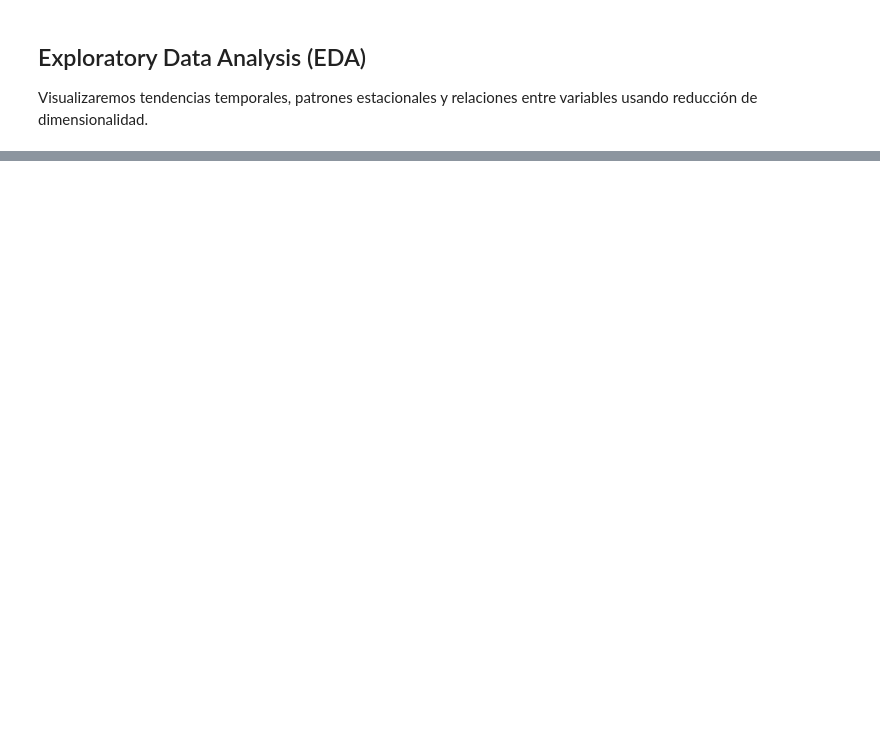
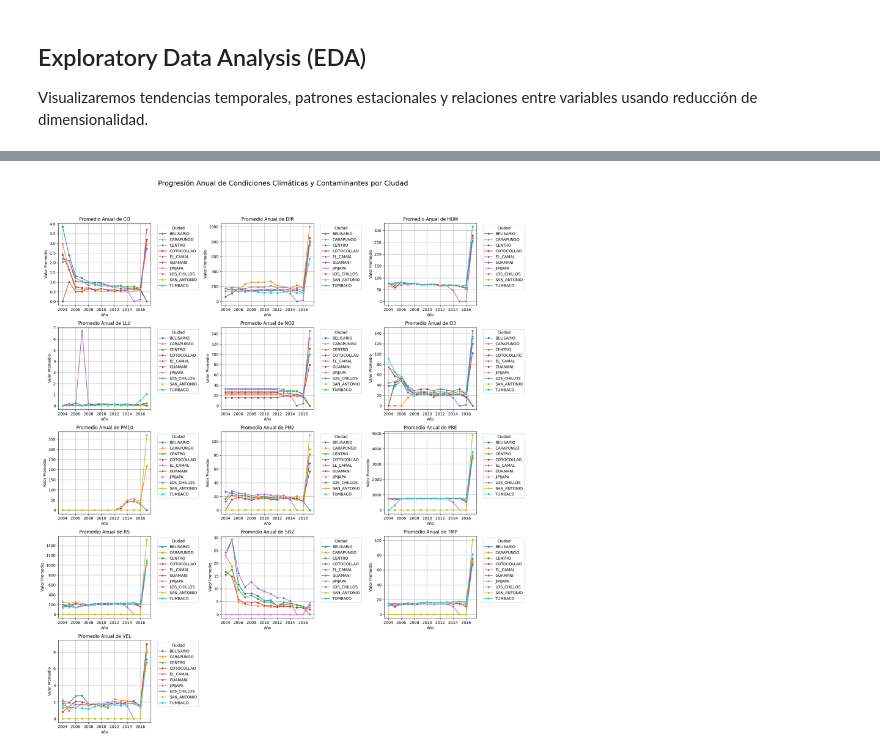
Before and after one commit to JossueJativa/InteligenciaArtificial2, a Jupyter notebook: Proyecto/EJDJ.ipynb, the cells around one changed output, grey strips where cells are left out. Drawn from its saved outputs; the diff is of its cells as text; code cells hidden in the pictures; blank space fills up the shorter version.

```diff
--- a/Proyecto/EJDJ.ipynb
+++ b/Proyecto/EJDJ.ipynb
@@ -213,0 +119,34 @@ Fold 5: MAE=20.75, RMSE=61.28, SMAPE=42.45%
+# %%
+# Asegurarse que Date_time es datetime
+final_df['Date_time'] = pd.to_datetime(final_df['Date_time'])
+
+# Extraer el año
+final_df['Year'] = final_df['Date_time'].dt.year
+
+# Columnas de mediciones climáticas y contaminantes
+measurement_columns = ["CO", "DIR", "HUM", "LLU", "NO2", "O3", "PM10", "PM2", "PRE", "RS", "SO2", "TMP", "VEL"]
+
+# Agrupar por Año y Estación y calcular la media
+# Usaremos el nombre de la estación como 'Ciudad' para la leyenda
+yearly_data = final_df.groupby(['Year', 'STATION_NAME'])[measurement_columns].mean().reset_index()
+
+# Graficar cada medición en un subplot separado
+num_cols_plot = 3 # Número de columnas de subplots
+num_rows_plot = (len(measurement_columns) + num_cols_plot - 1) // num_cols_plot # Calcular filas necesarias
+
+plt.figure(figsize=(18, num_rows_plot * 4)) # Ajustar el tamaño de la figura
+plt.suptitle('Progresión Anual de Condiciones Climáticas y Contaminantes por Ciudad', fontsize=18, y=1.02)
+
+for i, col_name in enumerate(measurement_columns):
+    plt.subplot(num_rows_plot, num_cols_plot, i + 1)
+    # Usar hue para diferenciar por STATION_NAME (Ciudad)
+    sns.lineplot(data=yearly_data, x='Year', y=col_name, hue='STATION_NAME', marker='o', legend=True)
+    plt.title(f'Promedio Anual de {col_name}')
+    plt.xlabel('Año')
+    plt.ylabel('Valor Promedio')
+    plt.legend(title='Ciudad', bbox_to_anchor=(1.05, 1), loc='upper left') # Ajustar posición de la leyenda
+    plt.grid(True)
+
+plt.tight_layout(rect=[0, 0, 1, 0.98]) # Ajustar para el suptitle y leyendas
+# %% [output]
+[figure, added]
```
Also changed, not shown: parts of 9 cells of this notebook.
